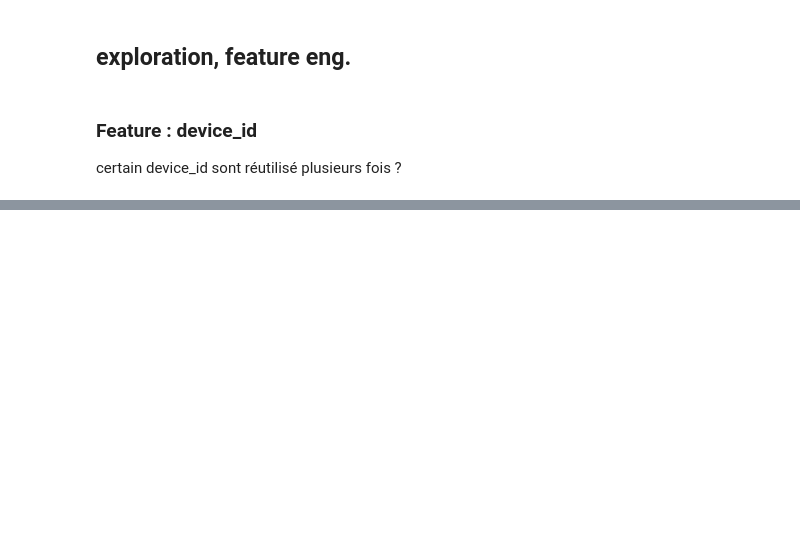
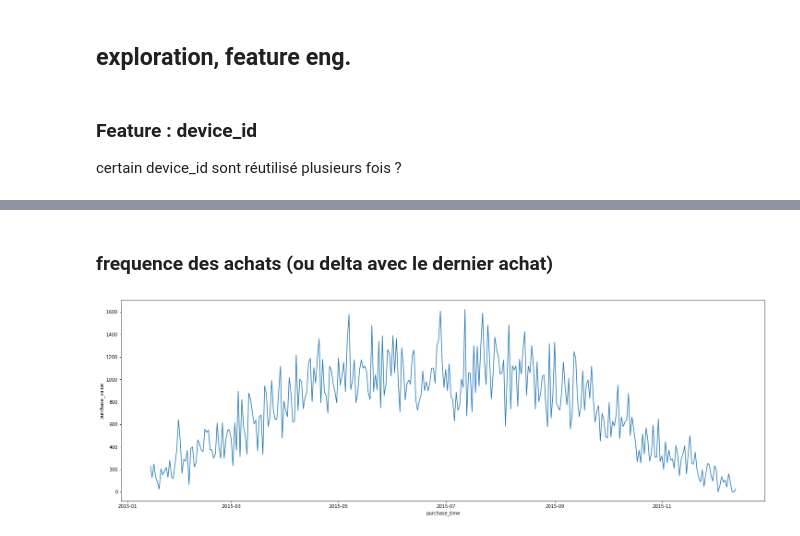
Before and after one commit to slowsry/projet-jedha-s4, a Jupyter notebook: fraud_detect_project.ipynb, the cells around one changed output, grey strips where cells are left out. Cells and saved outputs as stored; diff of their text form; code cells hidden in the pictures; blank space fills up the shorter version.

```diff
--- a/fraud_detect_project.ipynb
+++ b/fraud_detect_project.ipynb
@@ -310,3 +225,5 @@ fd.groupby(['country', 'age_group'])['purchase_value'].mean().reset_index()
 | 1131 | n.a. | 50-54 | 37.646179 |
 | 1132 | n.a. | 55+ | 36.702703 |
 1133 rows × 3 columns
+# %% [markdown]
+### frequence des achats (ou delta avec le dernier achat)
@@ -312,0 +239,14 @@ fd.groupby(['country', 'age_group'])['purchase_value'].mean().reset_index()
+# %%
+fd[(fd['class']==1) & (fd['purchase_time'] < '13-01-2015')].set_index('purchase_time').sort_index()
+# etrange ... probablement des tests. a virer pour ne pas polluer le modèle ?
+
+## drop all samples before 14.01.2015, as they seem to be mostly tests with class=1
+fd.drop(fd[fd['purchase_time'] < '14-01-2015'].index, inplace=True)
+# %%
+from matplotlib import pyplot
+fig, ax = pyplot.subplots(figsize=(25,8))
+
+tmp = fd[(fd['class']==1)].set_index('purchase_time').resample('1d').sum()
+_ = sns.lineplot(x=tmp.index, y='purchase_value', data=tmp)
+# %% [output]
+[figure, added]
```
Also changed, not shown: parts of 59 cells of this notebook.
